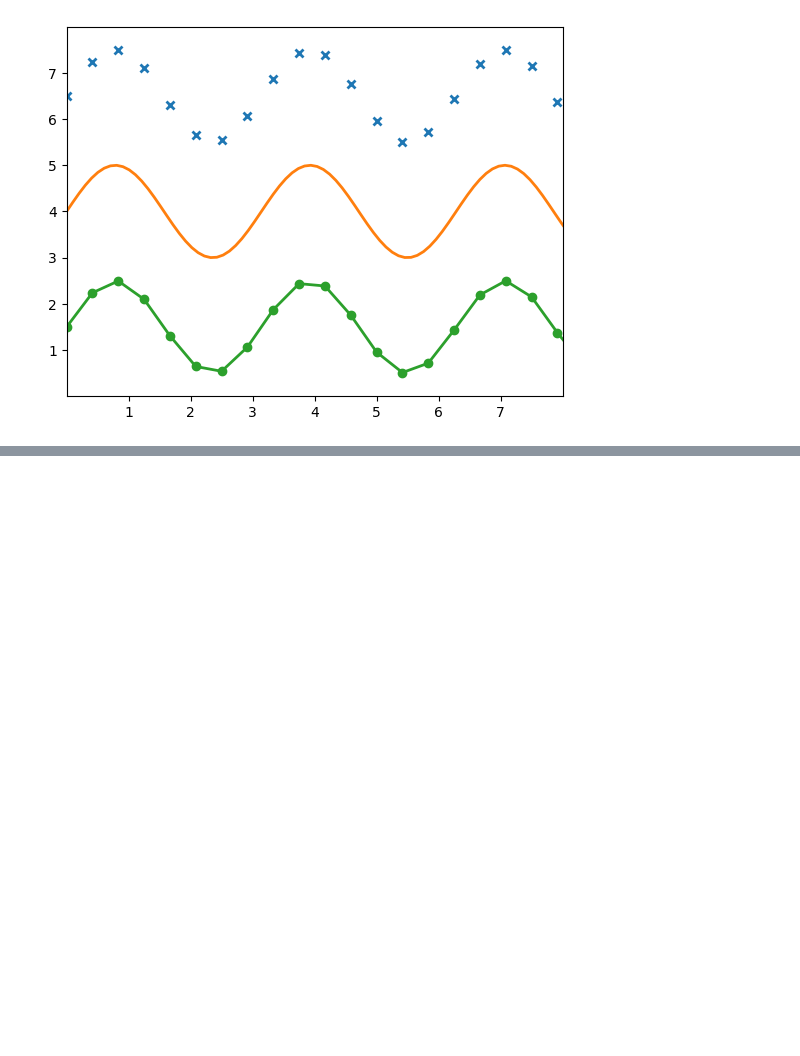
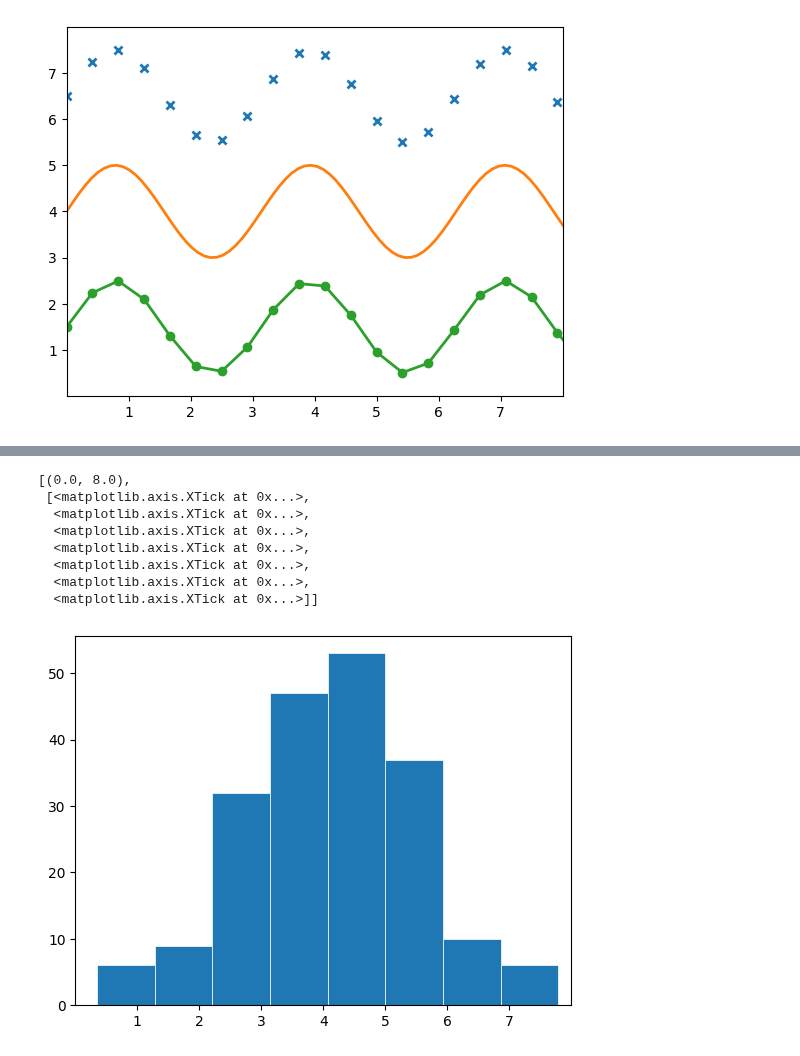
Before and after one commit to justoneye/Bootcamp-IA-G84, a Jupyter notebook: Semana5.ipynb, the cells around one changed output, grey strips where cells are left out. Drawn from its saved outputs; the diff is of its cells as text; code cells hidden in the pictures; blank space fills up the shorter version.

```diff
--- a/Semana5.ipynb
+++ b/Semana5.ipynb
@@ -103,0 +156,24 @@ plt.show()
+# %%
+# Gráficas de Histograma
+import matplotlib.pyplot as plt
+import numpy as np
+
+np.random.seed(1)
+x = 4 + np.random.normal(0, 1.5, 200)
+
+# Graficando cada objeto de forma individual
+fig, ax = plt.subplots()
+ax.hist(x, bins=8, linewidth=0.5, edgecolor="white")
+
+# Configurando ejes
+ax.set(xlim=(0,8), xticks=np.arange(1,8))
+# %% [output]
+[(0.0, 8.0),
+ [<matplotlib.axis.XTick at 0x...>,
+  <matplotlib.axis.XTick at 0x...>,
+  <matplotlib.axis.XTick at 0x...>,
+  <matplotlib.axis.XTick at 0x...>,
+  <matplotlib.axis.XTick at 0x...>,
+  <matplotlib.axis.XTick at 0x...>,
+  <matplotlib.axis.XTick at 0x...>]]
+[figure, added]
```
Also changed, not shown: parts of 5 cells of this notebook.
